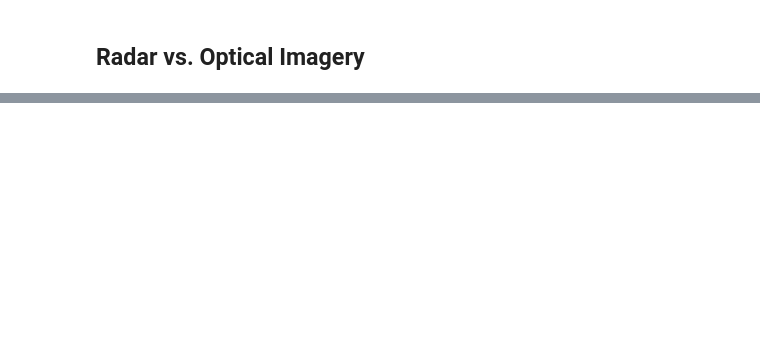
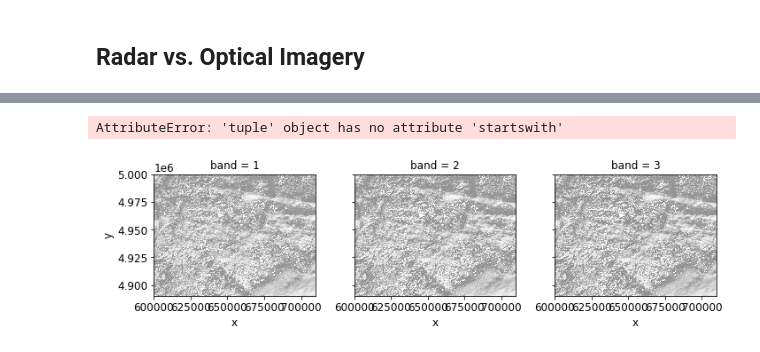
Before and after one commit to snowex-hackweek/website-2022, a Jupyter notebook: book/tutorials/sar/uavsar_2022.ipynb, the cells around one changed output, grey strips where cells are left out. Drawn from its saved outputs; the diff is of its cells as text; code cells hidden in the pictures; blank space fills up the shorter version.

Commit message:
add hls data

```diff
--- a/book/tutorials/sar/uavsar_2022.ipynb
+++ b/book/tutorials/sar/uavsar_2022.ipynb
@@ -229,2 +221,13 @@ plt.rcParams.update({'font.size': 12}) # change font back to normal
 # %% [markdown]
 ## Radar vs. Optical Imagery
+# %%
+# unwrapped phase
+os.chdir('/Users/jacktarricone/hackweek2022/tutorial_data/hls/')
+
+# define red path
+for rgb in glob.glob('*rgb.tif'):
+    print(rgb)
+
+# read in
+hls_rast = rxr.open_rasterio(rgb)
+hls_rast
@@ -230,0 +252,7 @@ plt.rcParams.update({'font.size': 12}) # change font back to normal
+# %%
+hls_rast.plot.imshow(col="band",
+                     cmap="Greys_r")
+plt.show()
+# %% [output]
+AttributeError: 'tuple' object has no attribute 'startswith'
+[figure, added]
```
Also changed, not shown: parts of 10 cells of this notebook.
